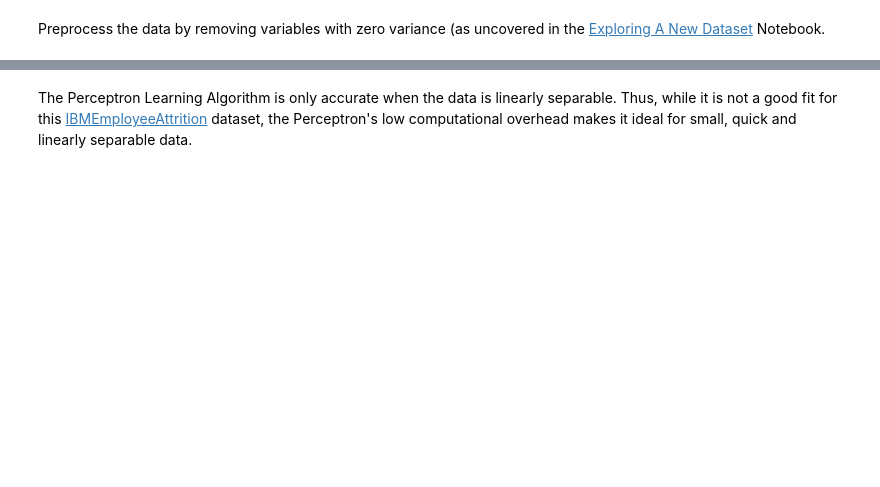
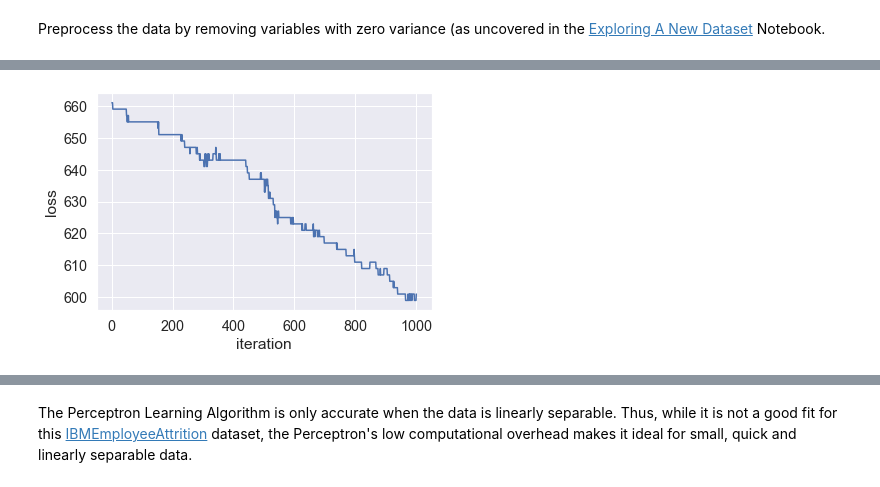
Before and after one commit to Madison-Bunting/INDE-577, a Jupyter notebook: supervised learning/3 - perceptron/Perceptron.ipynb, the cells around one changed output, grey strips where cells are left out. Saved outputs shown, nothing was run; the diff lists cells and outputs as text; code cells hidden in the pictures; blank space fills up the shorter version.

```diff
--- a/supervised learning/3 - perceptron/Perceptron.ipynb
+++ b/supervised learning/3 - perceptron/Perceptron.ipynb
@@ -126,0 +173,17 @@ Predicted Label:  Stayed
+# %%
+#Create training and test sets
+X_train, X_test, y_train, y_test = train_test_split(
+    X, y, test_size = 0.25, random_state = 40)
+# %%
+#Instantiate the model
+model = Perceptron()
+#Fit the model with data
+model.fit(X_train, y_train, gamma=0.001, max_iter=1000)
+# %%
+#Loss history during training
+plt.plot(model.loss_history)
+plt.xlabel('iteration')
+plt.ylabel('loss')
+plt.show()
+# %% [output]
+[figure, added]
```
Also changed, not shown: parts of 25 cells of this notebook.
